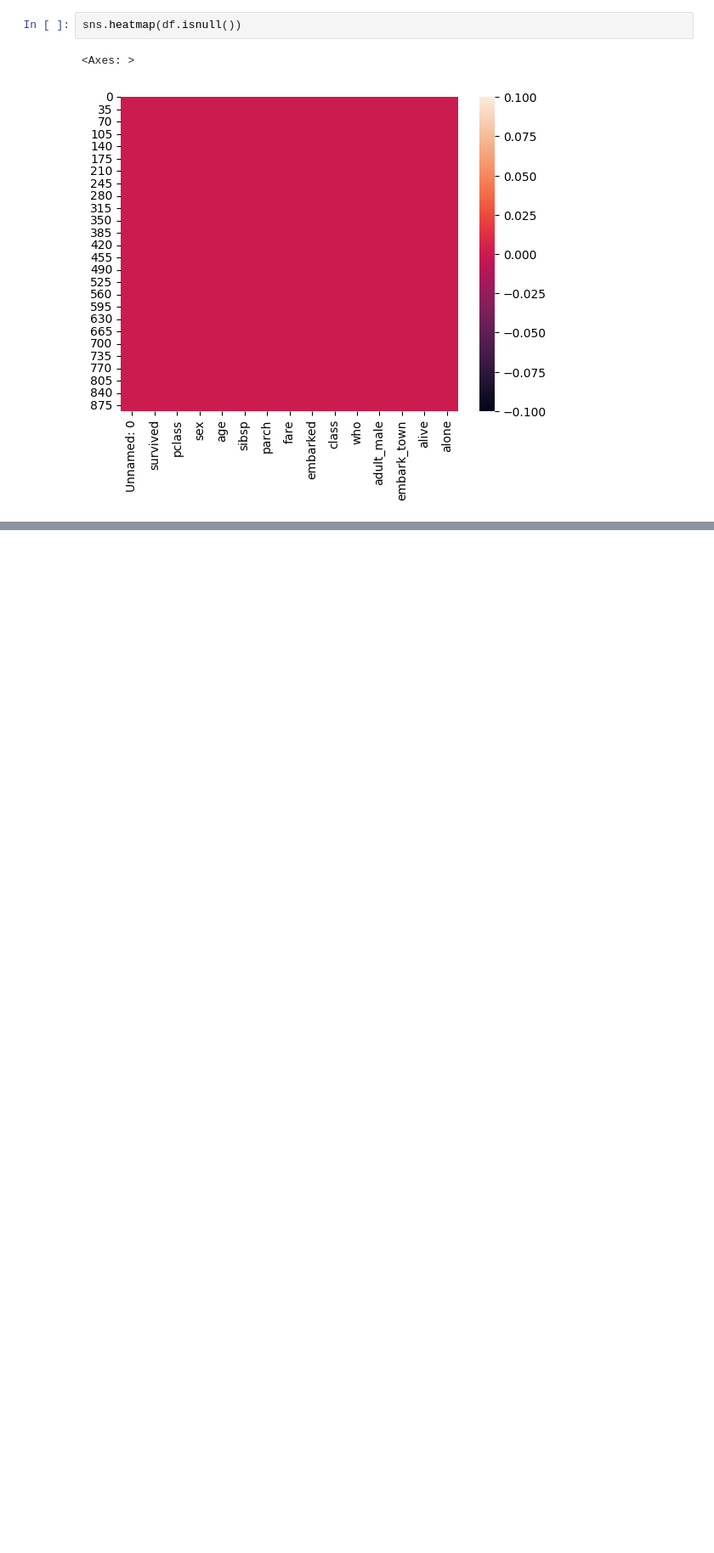
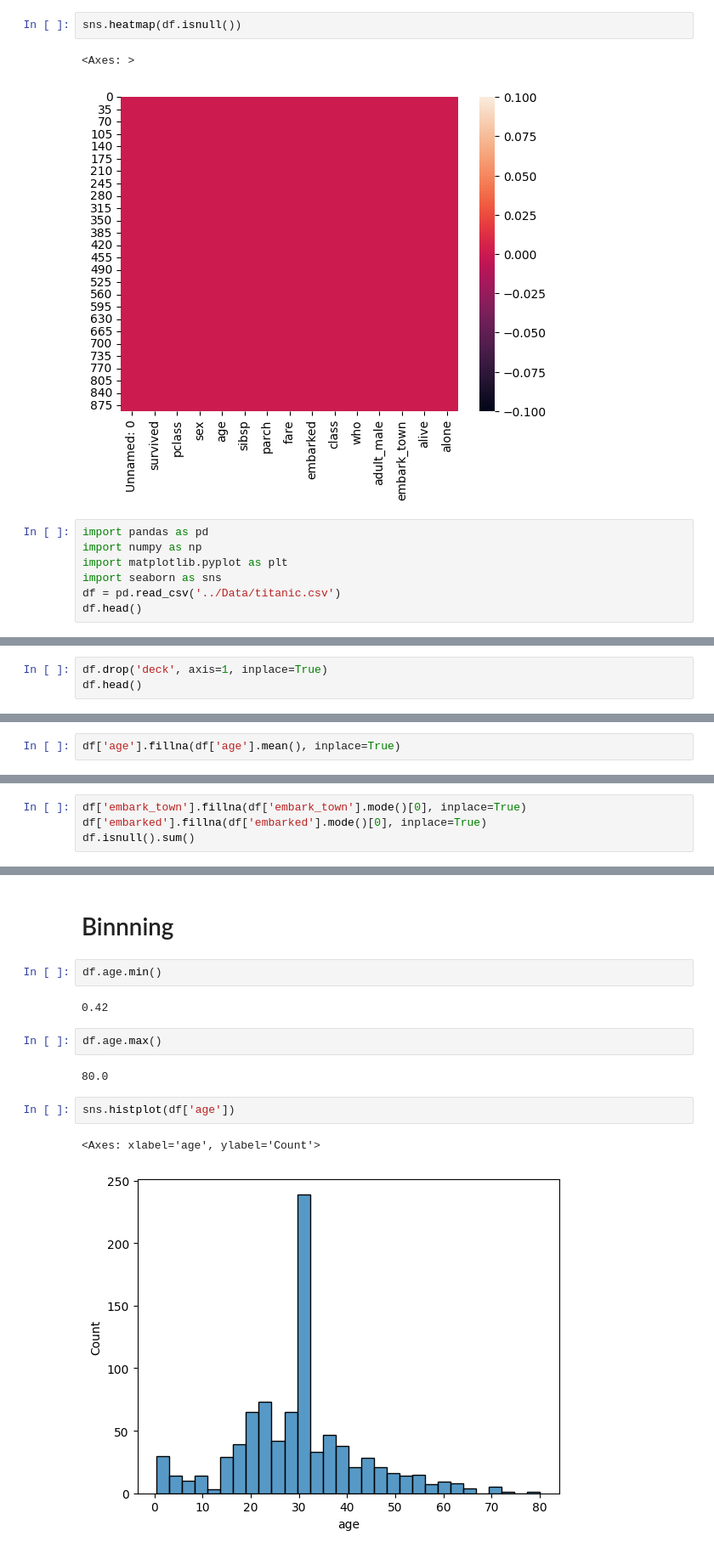
Before and after one commit to faisalramzan77/Data_Science_Course, a Jupyter notebook: Python_for_data_Science/EDA/EDA_01.ipynb, the cells around one changed output, grey strips where cells are left out. Shown at 85% size. Saved outputs shown, nothing was run; the diff lists cells and outputs as text; blank space fills up the shorter version.

```diff
--- a/Python_for_data_Science/EDA/EDA.ipynb
+++ b/Python_for_data_Science/EDA/EDA_01.ipynb
@@ -225,3 +225,10 @@ sns.heatmap(df.isnull())
 # %% [output]
 <Axes: >
 [figure]
+# %%
+import pandas as pd
+import numpy as np
+import matplotlib.pyplot as plt
+import seaborn as sns
+df = pd.read_csv('../Data/titanic.csv')
+df.head()
@@ -227,0 +262,3 @@ sns.heatmap(df.isnull())
+# %%
+df.drop('deck', axis=1, inplace=True)
+df.head()
@@ -227,0 +291,2 @@ sns.heatmap(df.isnull())
+# %%
+df['age'].fillna(df['age'].mean(), inplace=True)
@@ -227,0 +319,4 @@ sns.heatmap(df.isnull())
+# %%
+df['embark_town'].fillna(df['embark_town'].mode()[0], inplace=True)
+df['embarked'].fillna(df['embarked'].mode()[0], inplace=True)
+df.isnull().sum()
@@ -227,0 +358,15 @@ sns.heatmap(df.isnull())
+# %% [markdown]
+# Binnning
+# %%
+df.age.min()
+# %% [output]
+0.42
+# %%
+df.age.max()
+# %% [output]
+80.0
+# %%
+sns.histplot(df['age'])
+# %% [output]
+<Axes: xlabel='age', ylabel='Count'>
+[figure, added]
```
Also changed, not shown: parts of 31 cells of this notebook, 1 other file.
